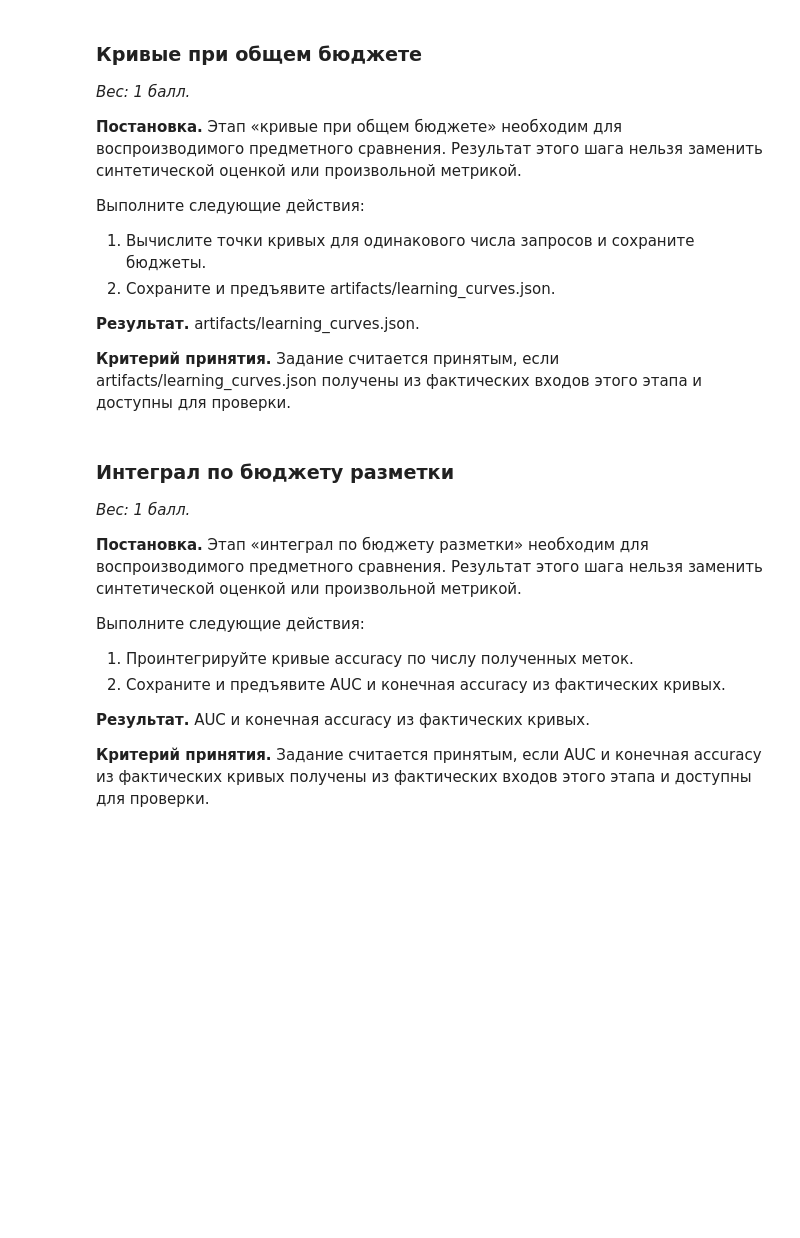
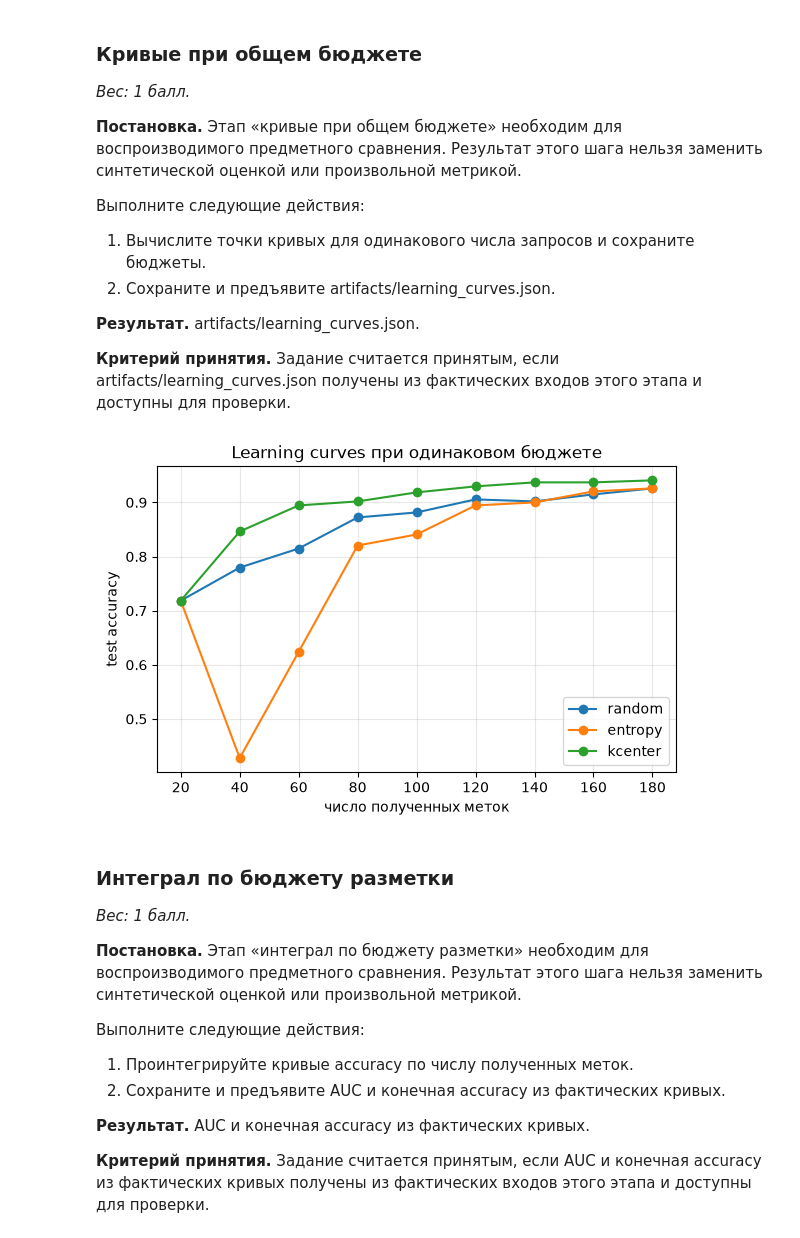
Before and after one commit to Meta1rus/computer_vision_2026, a Jupyter notebook: labs/lab_08_active_learning/student.ipynb, the cells around one changed output. Drawn from its saved outputs; the diff is of its cells as text; code cells hidden in the pictures; blank space fills up the shorter version.

```diff
--- a/labs/lab_08_active_learning/student.ipynb
+++ b/labs/lab_08_active_learning/student.ipynb
@@ -252,9 +252,18 @@ kcenter  [0.719, 0.846, 0.894, 0.902, 0.919, 0.93, 0.937, 0.937, 0.941] | мет
 
 **Критерий принятия.** Задание считается принятым, если artifacts/learning_curves.json получены из фактических входов этого этапа и доступны для проверки.
 # %%
-# Реализуйте это задание по постановке выше.
-# Артефакт: artifacts/learning_curves.json
-raise NotImplementedError("Реализуйте это задание в этой ячейке")
+budgets = [t["n_labeled"] for t in main_runs["random"]["trace"]]
+assert all([t["n_labeled"] for t in r["trace"]] == budgets for r in main_runs.values()), "бюджеты стратегий различаются"
+curves = {s: {"n_labeled": budgets, "test_accuracy": [t["test_accuracy"] for t in r["trace"]]} for s, r in main_runs.items()}
+save_json("learning_curves.json", {"budgets": budgets, "batch": BATCH, "rounds": ROUNDS, "seed": SEED, "curves": curves})
+import matplotlib.pyplot as plt
+plt.figure(figsize=(6, 4))
+for s, c in curves.items():
+    plt.plot(c["n_labeled"], c["test_accuracy"], "o-", label=s)
+plt.xlabel("число полученных меток"); plt.ylabel("test accuracy"); plt.grid(alpha=0.3); plt.legend()
+plt.title("Learning curves при одинаковом бюджете"); plt.tight_layout(); plt.savefig(ARTIFACTS / "learning_curves.png", dpi=110); plt.show()
+# %% [output]
+[figure, added]
 # %% [markdown]
 ### Интеграл по бюджету разметки
 
```
Also changed, not shown: parts of 1 cell of this notebook, 2 other files.
